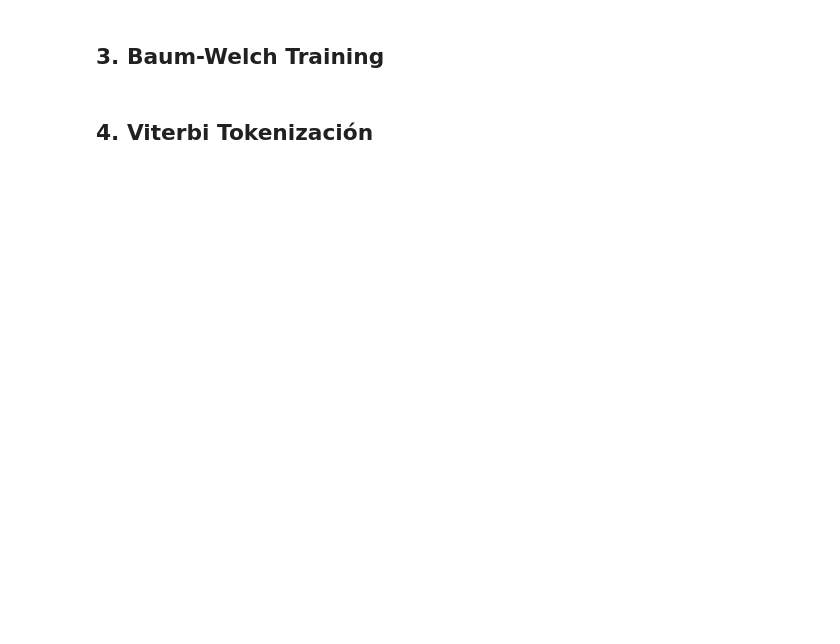
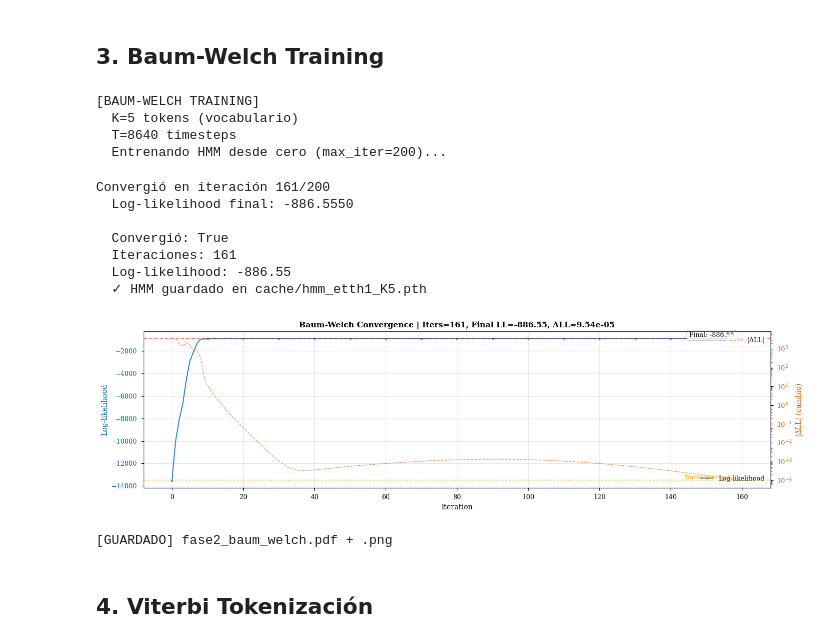
Before and after one commit to jaime-oriol/RITMO, a Jupyter notebook: notebooks/RITMO_pipeline_validation.ipynb, the cells around one changed output. Saved outputs shown, nothing was run; the diff lists cells and outputs as text; code cells hidden in the pictures; blank space fills up the shorter version.

```diff
--- a/notebooks/RITMO_pipeline_validation.ipynb
+++ b/notebooks/RITMO_pipeline_validation.ipynb
@@ -159,57 +148,80 @@ else:
         max_iter=200,
         epsilon=1e-4,
         verbose=True
     )
 
     A = result['A']
     pi = result['pi']
     mu = result['mu']
     sigma = result['sigma']
     log_likelihoods = result.get('log_likelihoods', [])
 
     print(f'\n  Convergió: {result["converged"]}')
     print(f'  Iteraciones: {result["n_iter"]}')
     print(f'  Log-likelihood: {result["log_likelihood"]:.2f}')
 
     save_params = {
         'A': A, 'pi': pi, 'mu': mu, 'sigma': sigma,
         'log_likelihoods': log_likelihoods,
         'K': K
     }
     save_hmm_params(save_params, str(cache_path))
     print(f'  ✓ HMM guardado en {cache_path}')
 
-# VIZ MEJORADA: Convergencia con detalles
-if len(log_likelihoods) > 0:
-    fig, (ax1, ax2) = plt.subplots(1, 2, figsize=(14, 4))
+# VIZ: 1 panel con convergencia + deltas anotados
+if len(log_likelihoods) > 1:
+    fig, ax = plt.subplots(figsize=(14, 4))
 
-    # Panel 1: Convergencia completa
-    ax1.plot(log_likelihoods, color=colors_oi[4], linewidth=1.5, marker='o', markersize=2, alpha=0.7)
-    ax1.set_xlabel('Iteration')
-    ax1.set_ylabel('Log-likelihood')
-    ax1.set_title(f'(A) Convergencia Baum-Welch | Final LL={log_likelihoods[-1]:.2f}, Iters={len(log_likelihoods)}',
-                 fontweight='bold')
-    ax1.grid(alpha=0.3)
-    ax1.axhline(log_likelihoods[-1], color='red', linestyle='--', alpha=0.5, label=f'Final: {log_likelihoods[-1]:.2f}')
-    ax1.legend()
+    # Plot convergencia con marcadores cada 10 iters
+    ax.plot(log_likelihoods, color=colors_oi[4], linewidth=1.5, marker='o',
+           markersize=3, markevery=10, alpha=0.8, label='Log-likelihood')
 
-    # Panel 2: Delta LL (tasa de cambio)
-    if len(log_likelihoods) > 1:
-        deltas = np.diff(log_likelihoods)
-        ax2.plot(deltas, color=colors_oi[5], linewidth=1.5, marker='o', markersize=2, alpha=0.7)
-        ax2.axhline(1e-4, color='red', linestyle='--', linewidth=1.5, alpha=0.7, label='Threshold=1e-4')
-        ax2.set_xlabel('Iteration')
-        ax2.set_ylabel('ΔLL (cambio)')
-        ax2.set_title(f'(B) Tasa de Cambio | ΔLL final={deltas[-1]:.2e}', fontweight='bold')
-        ax2.set_yscale('log')
-        ax2.grid(alpha=0.3)
-        ax2.legend()
+    # Anotar puntos clave
+    ax.axhline(log_likelihoods[-1], color='red', linestyle='--', alpha=0.5)
+    ax.text(len(log_likelihoods)*0.98, log_likelihoods[-1],
+           f'Final: {log_likelihoods[-1]:.2f}',
+           ha='right', va='bottom', fontsize=9,
+           bbox=dict(boxstyle='round', facecolor='white', alpha=0.8))
+
+    # Delta LL en segundo eje Y
+    ax2 = ax.twinx()
+    deltas = np.abs(np.diff(log_likelihoods))
+    ax2.plot(range(1, len(deltas)+1), deltas, color=colors_oi[5],
+            linewidth=1, alpha=0.6, linestyle='--', label='|ΔLL|')
+    ax2.axhline(1e-4, color='orange', linestyle=':', linewidth=1.5, alpha=0.7)
+    ax2.text(len(deltas)*0.98, 1e-4, 'Threshold=1e-4',
+            ha='right', va='bottom', fontsize=8, color='orange')
+    ax2.set_ylabel('|ΔLL| (cambio)', color=colors_oi[5])
+    ax2.set_yscale('log')
+    ax2.tick_params(axis='y', labelcolor=colors_oi[5])
+
+    ax.set_xlabel('Iteration')
+    ax.set_ylabel('Log-likelihood', color=colors_oi[4])
+    ax.tick_params(axis='y', labelcolor=colors_oi[4])
+    ax.set_title(f'Baum-Welch Convergence | Iters={len(log_likelihoods)}, Final LL={log_likelihoods[-1]:.2f}, ΔLL={deltas[-1]:.2e}',
+                fontweight='bold')
+    ax.grid(alpha=0.3)
+    ax.legend(loc='lower right')
+    ax2.legend(loc='upper right')
 
     plt.tight_layout()
-    plt.savefig('notebooks/fase2_baum_welch.pdf')
     plt.savefig('notebooks/fase2_baum_welch.png', dpi=300)
     plt.show()
     print('[GUARDADO] fase2_baum_welch.pdf + .png')
+# %% [output]
+[BAUM-WELCH TRAINING]
+  K=5 tokens (vocabulario)
+  T=8640 timesteps
+  Entrenando HMM desde cero (max_iter=200)...
+Convergió en iteración 161/200
+  Log-likelihood final: -886.5550
+
+  Convergió: True
+  Iteraciones: 161
+  Log-likelihood: -886.55
+  ✓ HMM guardado en cache/hmm_etth1_K5.pth
+[figure, added]
+[GUARDADO] fase2_baum_welch.pdf + .png
 # %% [markdown]
 ## 4. Viterbi Tokenización
 # %%
```
Also changed, not shown: parts of 6 cells of this notebook, 26 other files.
